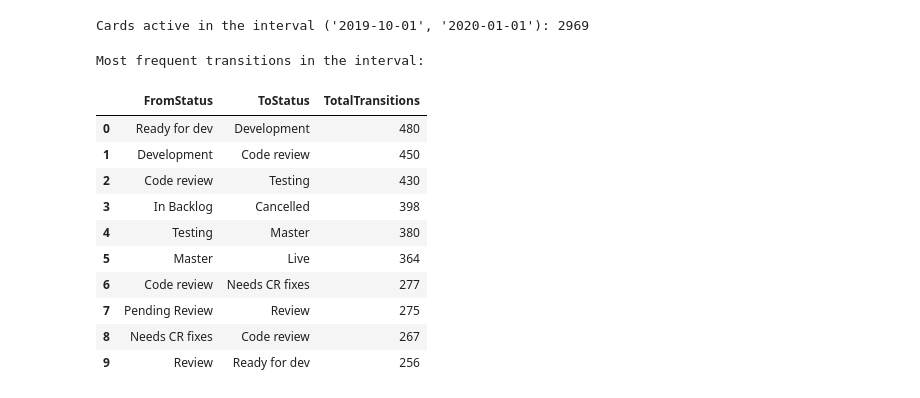
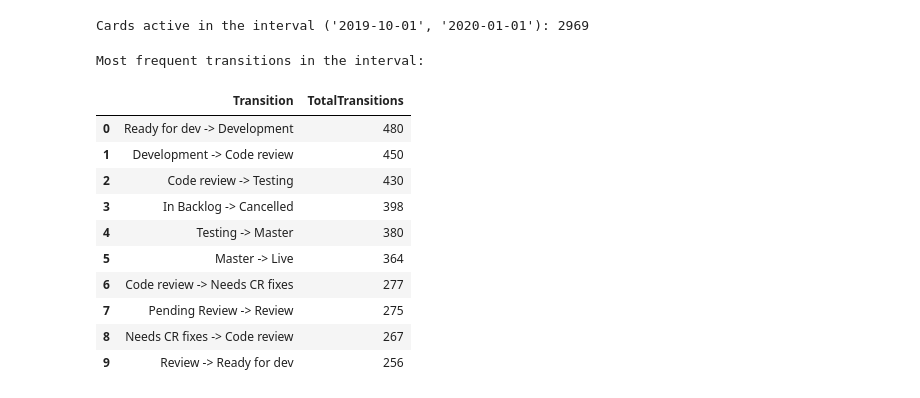
Before and after one commit to pr3mar/thesis, a Jupyter notebook: src/reports/report.ipynb, the cells around one changed output. Drawn from its saved outputs; the diff is of its cells as text; code cells hidden in the pictures.

Commit message:
Visualize most frequent transitions

```diff
--- a/src/reports/report.ipynb
+++ b/src/reports/report.ipynb
@@ -27,21 +28,21 @@ print(f"Cards active in the interval {active_interval}: {active_cards}")
 Cards active in the interval ('2019-10-01', '2020-01-01'): 2969
 # %%
 print(f"Most frequent transitions in the interval:")
-most_frequent = changelogs.transition_frequency(sw, interval=active_interval, limit=10)
+most_frequent = changelogs.transition_frequency(sw, interval=active_interval, limit=10, order="DESC")
 display(most_frequent)
 # %% [output]
 Most frequent transitions in the interval:
-|  | FromStatus | ToStatus | TotalTransitions |
-| 0 | Ready for dev | Development | 480 |
-| 1 | Development | Code review | 450 |
-| 2 | Code review | Testing | 430 |
-| 3 | In Backlog | Cancelled | 398 |
-| 4 | Testing | Master | 380 |
-| 5 | Master | Live | 364 |
-| 6 | Code review | Needs CR fixes | 277 |
-| 7 | Pending Review | Review | 275 |
-| 8 | Needs CR fixes | Code review | 267 |
-| 9 | Review | Ready for dev | 256 |
+|  | Transition | TotalTransitions |
+| 0 | Ready for dev -> Development | 480 |
+| 1 | Development -> Code review | 450 |
+| 2 | Code review -> Testing | 430 |
+| 3 | In Backlog -> Cancelled | 398 |
+| 4 | Testing -> Master | 380 |
+| 5 | Master -> Live | 364 |
+| 6 | Code review -> Needs CR fixes | 277 |
+| 7 | Pending Review -> Review | 275 |
+| 8 | Needs CR fixes -> Code review | 267 |
+| 9 | Review -> Ready for dev | 256 |
 # %%
 print(f"Least frequent transitions in the interval:")
 least_frequent = changelogs.transition_frequency(sw, interval=active_interval, limit=10, order="ASC")
```
Also changed, not shown: parts of 4 cells of this notebook, 1 other file.
